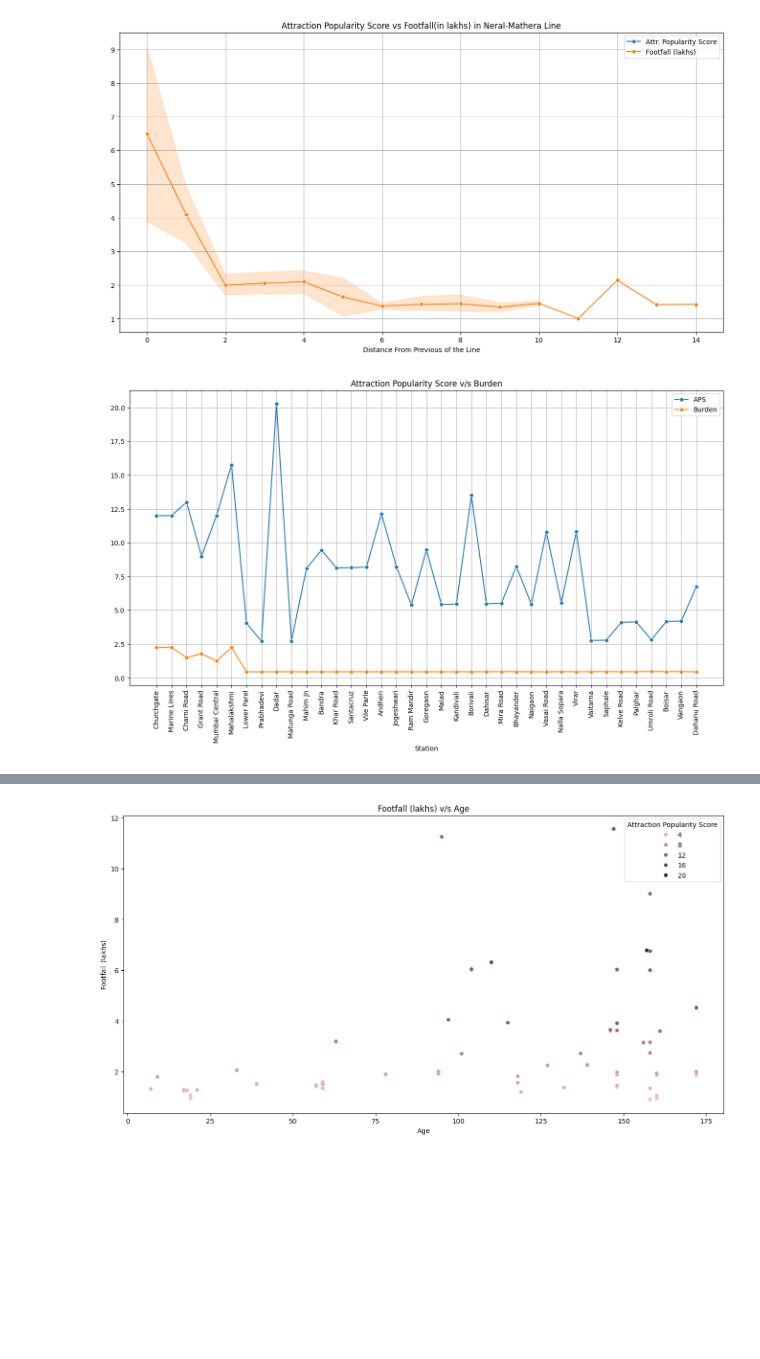
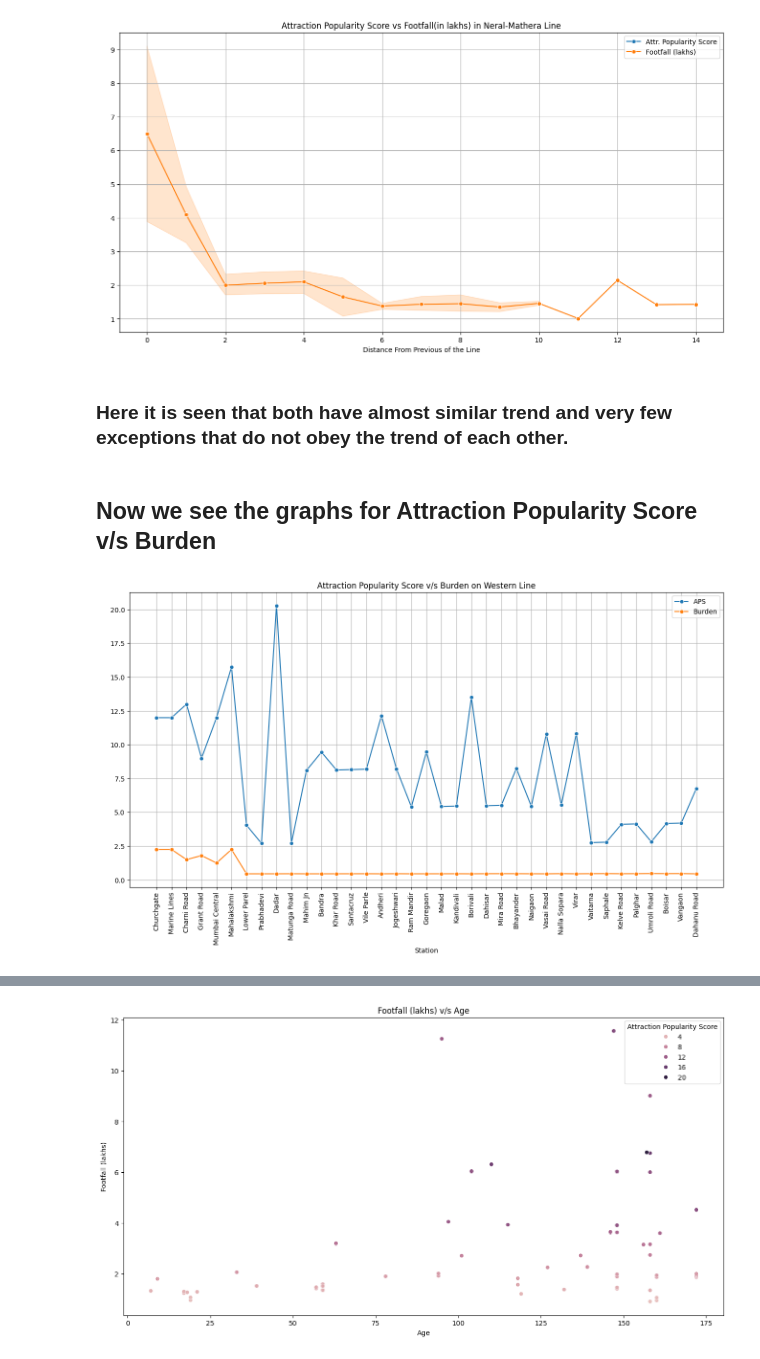
Before and after one commit to Keshav-goyal006/CnA-Project, a Jupyter notebook: CnA_final.ipynb, the cells around one changed output, grey strips where cells are left out. Cells and saved outputs as stored; diff of their text form; code cells hidden in the pictures; blank space fills up the shorter version.

```diff
--- a/CnA_final.ipynb
+++ b/CnA_final.ipynb
@@ -226,15 +211,19 @@ plt.show()
+# %% [markdown]
+### Here it is seen that both have almost similar trend and very few exceptions that do not obey the trend of each other.
+# %% [markdown]
+## Now we see the graphs for Attraction Popularity Score v/s Burden
 # %%
 df1 = df[df['Line'] == 'Western']
 plt.figure(figsize = (16,8))
 sns.lineplot(x = 'Station',y = 'Attraction Popularity Score',data = df1,label = 'APS',marker = 'o')
 plt.xticks(rotation = 90)
-sns.lineplot(x = 'Station',y = 'Burden',data = df,label = 'Burden',marker = 'o')
-plt.title('Attraction Popularity Score v/s Burden')
+sns.lineplot(x = 'Station',y = 'Burden',data = df1,label = 'Burden',marker = 'o')
+plt.title('Attraction Popularity Score v/s Burden on Western Line')
 plt.ylabel(' ')
 plt.grid()
 plt.show()
 # %% [output]
-[figure, old version]
+[figure, new version]
 # %%
 df1 = df[df['Line'] == 'Central 1']
 plt.figure(figsize = (16,8))
```
Also changed, not shown: parts of 20 cells of this notebook.
